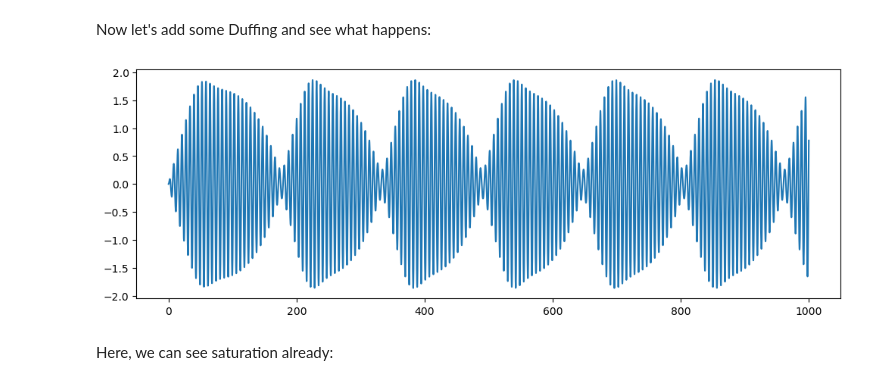
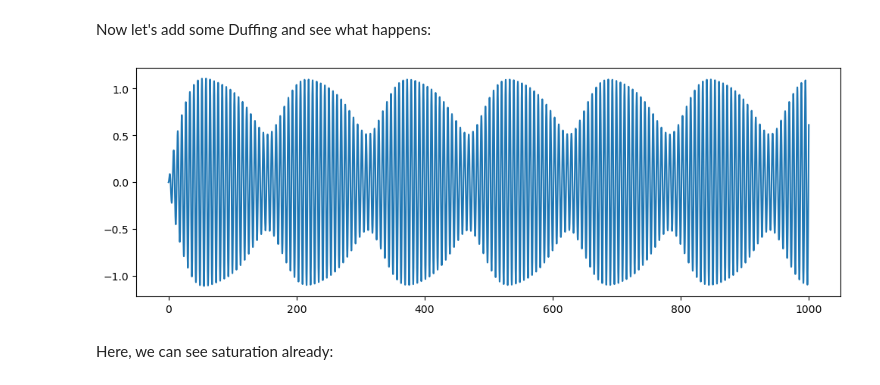
Before and after one commit to gsteele13/JPA-Harmonic-Balance, a Jupyter notebook: brute_force_ode_integration/JPA numerical integration.ipynb, the cells around one changed output. Saved outputs shown, nothing was run; the diff lists cells and outputs as text; code cells hidden in the pictures.

```diff
--- a/brute_force_ode_integration/JPA numerical integration.ipynb
+++ b/brute_force_ode_integration/JPA numerical integration.ipynb
@@ -77,15 +77,15 @@ Now let's add some Duffing and see what happens:
 # %%
 T = 1000
 gam = 0.1
-eps = 0.2
+eps = 0.1
 F = 0.1
-alpha = 0.05
+alpha = 0.1
 N = 10000
 ws = 0.98
 wp = 2
 t2,x2 = solve_and_plot()
 # %% [output]
-[figure, old version]
+[figure, new version]
 # %% [markdown]
 Here, we can see saturation already:
 # %%
```
Also changed, not shown: parts of 4 cells of this notebook, 1 other file.
